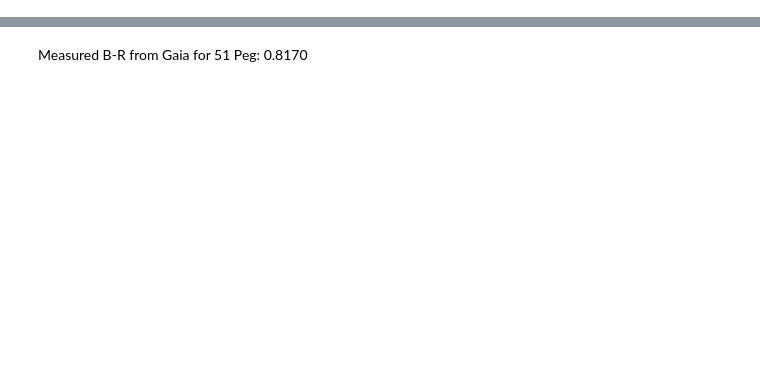
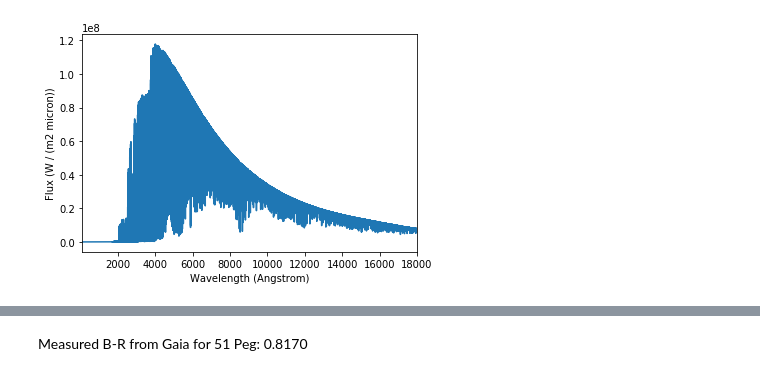
Before and after one commit to bmorris3/halp, a Jupyter notebook: synphot.ipynb, the cells around one changed output, grey strips where cells are left out. Saved outputs shown, nothing was run; the diff lists cells and outputs as text; code cells hidden in the pictures; blank space fills up the shorter version.

```diff
--- a/synphot.ipynb
+++ b/synphot.ipynb
@@ -26 +34,5 @@ plt.semilogx(wavelength, flux)
+# %%
+sp.plot(flux_unit=flux_unit, left=100, right=18000)
+# %% [output]
+[figure, added]
 # %%
```
Also changed, not shown: parts of 15 cells of this notebook, 1 other file.
